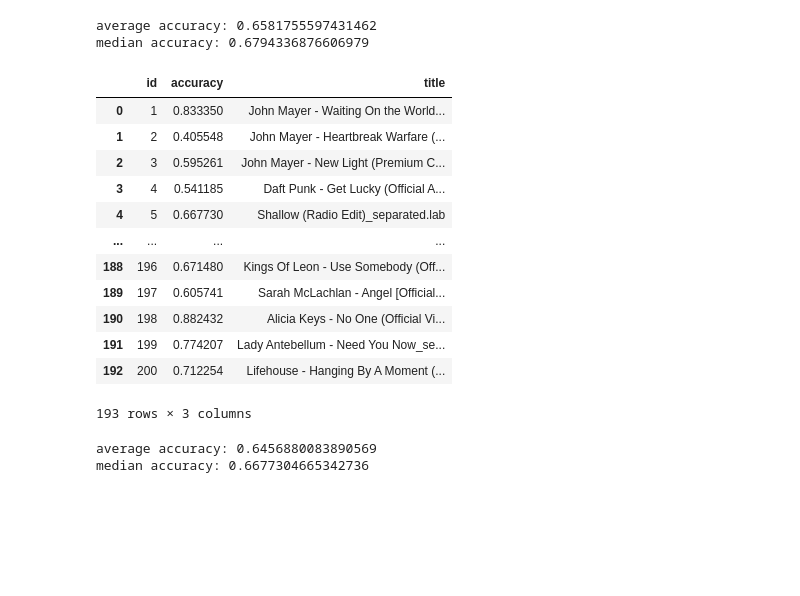
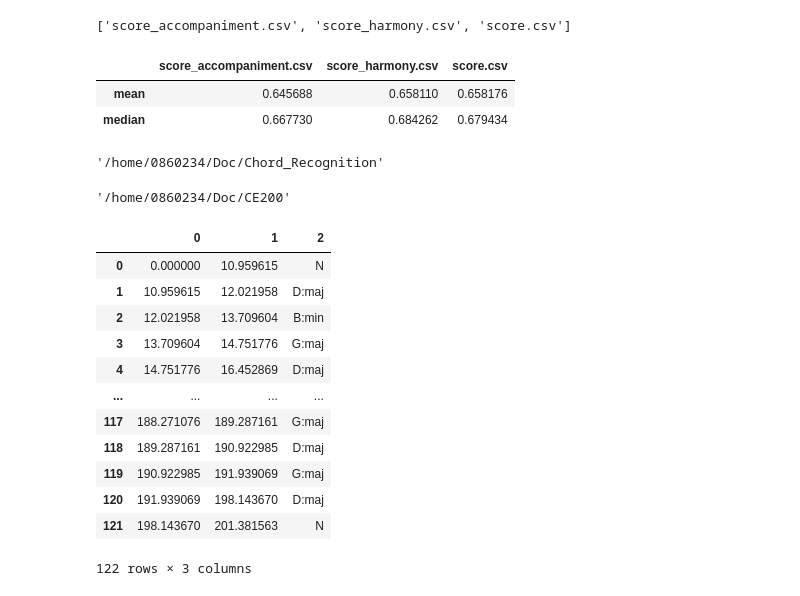
Before and after one commit to LiyangTseng/Chord-Recognition, a Jupyter notebook: stats.ipynb, the cells around one changed output. Drawn from its saved outputs; the diff is of its cells as text; code cells hidden in the pictures; blank space fills up the shorter version.

```diff
--- a/stats.ipynb
+++ b/stats.ipynb
@@ -20,29 +5,44 @@ data
-# %%
-print("average accuracy: {acc}".format(acc=data['accuracy'].mean()))
-print("median accuracy: {med}".format(med=data['accuracy'].median()))
-# %% [output]
-average accuracy: 0.6581755597431462
-median accuracy: 0.6794336876606979
-# %%
-data = pd.read_csv('score_separated.csv')
-data
-# %% [output]
-|  | id | accuracy | title |
-| 0 | 1 | 0.833350 | John Mayer - Waiting On the World... |
-| 1 | 2 | 0.405548 | John Mayer - Heartbreak Warfare (... |
-| 2 | 3 | 0.595261 | John Mayer - New Light (Premium C... |
-| 3 | 4 | 0.541185 | Daft Punk - Get Lucky (Official A... |
-| 4 | 5 | 0.667730 | Shallow (Radio Edit)_separated.lab |
-| ... | ... | ... | ... |
-| 188 | 196 | 0.671480 | Kings Of Leon - Use Somebody (Off... |
-| 189 | 197 | 0.605741 | Sarah McLachlan - Angel [Official... |
-| 190 | 198 | 0.882432 | Alicia Keys - No One (Official Vi... |
-| 191 | 199 | 0.774207 | Lady Antebellum - Need You Now_se... |
-| 192 | 200 | 0.712254 | Lifehouse - Hanging By A Moment (... |
-193 rows × 3 columns
-# %%
-print("average accuracy: {acc}".format(acc=data['accuracy'].mean()))
-print("median accuracy: {med}".format(med=data['accuracy'].median()))
-# %% [output]
-average accuracy: 0.6456880083890569
-median accuracy: 0.6677304665342736
+# %%
+csv_files = [file for file in os.listdir('.') if file[-4:]=='.csv']
+csv_files
+# %% [output]
+['score_accompaniment.csv', 'score_harmony.csv', 'score.csv']
+# %%
+dict = {}
+for csv_file in csv_files:
+    result = pd.read_csv(csv_file)
+    # print('{file}:\n\taverage accuracy: {acc}, median accuracy: {med}'.format(file=csv_file, acc=result['accuracy'].mean(), med=result['accuracy'].median() ) )
+    dict[csv_file] = [result['accuracy'].mean(), result['accuracy'].median()]
+csv_data = pd.DataFrame(dict)
+csv_data.index = ['mean', 'median']
+csv_data
+# %% [output]
+|  | score_accompaniment.csv | score_harmony.csv | score.csv |
+| mean | 0.645688 | 0.658110 | 0.658176 |
+| median | 0.667730 | 0.684262 | 0.679434 |
+# %%
+os.getcwd()
+# %% [output]
+'/home/0860234/Doc/Chord_Recognition'
+# %%
+os.chdir('../CE200')
+os.getcwd()
+# %% [output]
+'/home/0860234/Doc/CE200'
+# %%
+x = pd.read_csv('1/shorthand_gt.txt', sep='\t', header=None)
+x
+# %% [output]
+|  | 0 | 1 | 2 |
+| 0 | 0.000000 | 10.959615 | N |
+| 1 | 10.959615 | 12.021958 | D:maj |
+| 2 | 12.021958 | 13.709604 | B:min |
+| 3 | 13.709604 | 14.751776 | G:maj |
+| 4 | 14.751776 | 16.452869 | D:maj |
+| ... | ... | ... | ... |
+| 117 | 188.271076 | 189.287161 | G:maj |
+| 118 | 189.287161 | 190.922985 | D:maj |
+| 119 | 190.922985 | 191.939069 | G:maj |
+| 120 | 191.939069 | 198.143670 | D:maj |
+| 121 | 198.143670 | 201.381563 | N |
+122 rows × 3 columns
```
Also changed, not shown: parts of 12 cells of this notebook, 2 other files.
